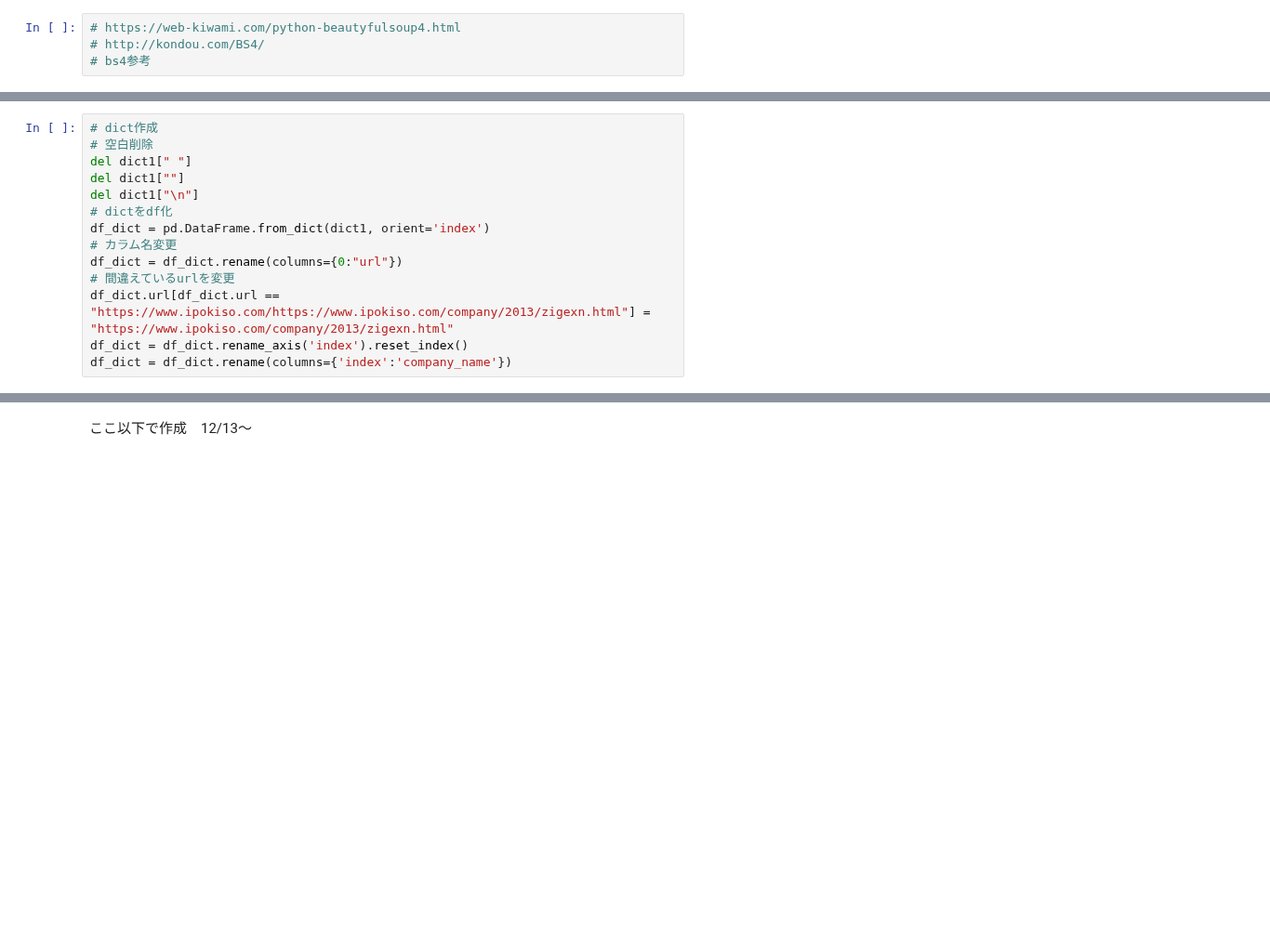
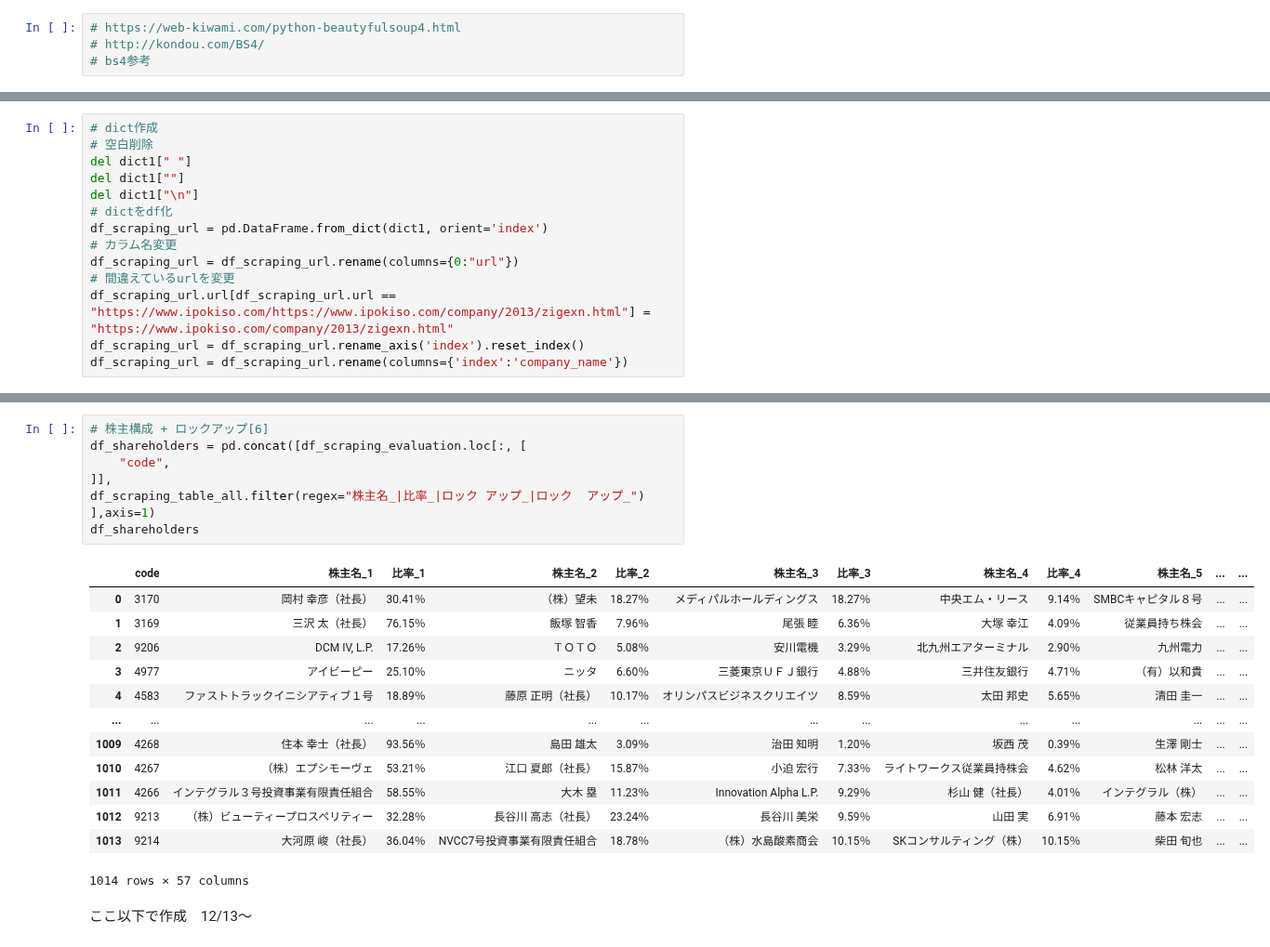
Before and after one commit to ryota1215/stock_tools, a Jupyter notebook: notebook/scraping_ipo.ipynb, the cells around one changed output, grey strips where cells are left out. Shown at 93% size. Cells and saved outputs as stored; diff of their text form; blank space fills up the shorter version.

```diff
--- a/notebook/scraping_ipo.ipynb
+++ b/notebook/scraping_ipo.ipynb
@@ -106,10 +109,10 @@ del dict1[" "]
 del dict1[""]
 del dict1["\n"]
 # dictをdf化
-df_dict = pd.DataFrame.from_dict(dict1, orient='index')
+df_scraping_url = pd.DataFrame.from_dict(dict1, orient='index')
 # カラム名変更
-df_dict = df_dict.rename(columns={0:"url"})
+df_scraping_url = df_scraping_url.rename(columns={0:"url"})
 # 間違えているurlを変更
-df_dict.url[df_dict.url == "https://www.ipokiso.com/https://www.ipokiso.com/company/2013/zigexn.html"] = "https://www.ipokiso.com/company/2013/zigexn.html"
-df_dict = df_dict.rename_axis('index').reset_index()
-df_dict = df_dict.rename(columns={'index':'company_name'})
+df_scraping_url.url[df_scraping_url.url == "https://www.ipokiso.com/https://www.ipokiso.com/company/2013/zigexn.html"] = "https://www.ipokiso.com/company/2013/zigexn.html"
+df_scraping_url = df_scraping_url.rename_axis('index').reset_index()
+df_scraping_url = df_scraping_url.rename(columns={'index':'company_name'})
@@ -184,3 +664,25 @@ print(df_result2)
+# %%
+# 株主構成 + ロックアップ[6]
+df_shareholders = pd.concat([df_scraping_evaluation.loc[:, [
+    "code",
+]],
+df_scraping_table_all.filter(regex="株主名_|比率_|ロック アップ_|ロック  アップ_")
+],axis=1)
+df_shareholders
+# %% [output]
+|  | code | 株主名_1 | 比率_1 | 株主名_2 | 比率_2 | 株主名_3 | 比率_3 | 株主名_4 | 比率_4 | 株主名_5 | ... | ... |
+| 0 | 3170 | 岡村 幸彦（社長） | 30.41％ | （株）望未 | 18.27％ | メディパルホールディングス | 18.27％ | 中央エム・リース | 9.14％ | SMBCキャピタル８号 | ... | ... |
+| 1 | 3169 | 三沢 太（社長） | 76.15％ | 飯塚 智香 | 7.96％ | 尾張 睦 | 6.36％ | 大塚 幸江 | 4.09％ | 従業員持ち株会 | ... | ... |
+| 2 | 9206 | DCM IV, L.P. | 17.26％ | ＴＯＴＯ | 5.08％ | 安川電機 | 3.29％ | 北九州エアターミナル | 2.90％ | 九州電力 | ... | ... |
+| 3 | 4977 | アイビーピー | 25.10％ | ニッタ | 6.60％ | 三菱東京ＵＦＪ銀行 | 4.88％ | 三井住友銀行 | 4.71％ | （有）以和貴 | ... | ... |
+| 4 | 4583 | ファストトラックイニシアティブ１号 | 18.89％ | 藤原 正明（社長） | 10.17％ | オリンパスビジネスクリエイツ | 8.59％ | 太田 邦史 | 5.65％ | 清田 圭一 | ... | ... |
+| ... | ... | ... | ... | ... | ... | ... | ... | ... | ... | ... | ... | ... |
+| 1009 | 4268 | 住本 幸士（社長） | 93.56％ | 島田 雄太 | 3.09％ | 治田 知明 | 1.20％ | 坂西 茂 | 0.39％ | 生澤 剛士 | ... | ... |
+| 1010 | 4267 | （株）エプシモーヴェ | 53.21％ | 江口 夏郎（社長） | 15.87％ | 小迫 宏行 | 7.33％ | ライトワークス従業員持株会 | 4.62％ | 松林 洋太 | ... | ... |
+| 1011 | 4266 | インテグラル３号投資事業有限責任組合 | 58.55％ | 大木 塁 | 11.23％ | Innovation Alpha L.P. | 9.29％ | 杉山 健（社長） | 4.01％ | インテグラル（株） | ... | ... |
+| 1012 | 9213 | （株）ビューティープロスペリティー | 32.28％ | 長谷川 高志（社長） | 23.24％ | 長谷川 美栄 | 9.59％ | 山田 実 | 6.91％ | 藤本 宏志 | ... | ... |
+| 1013 | 9214 | 大河原 峻（社長） | 36.04％ | NVCC7号投資事業有限責任組合 | 18.78％ | （株）水島酸素商会 | 10.15％ | SKコンサルティング（株） | 10.15％ | 柴田 旬也 | ... | ... |
+1014 rows × 57 columns
 # %% [markdown]
 ここ以下で作成　12/13～
 # %%
```
Also changed, not shown: parts of 89 cells of this notebook.
